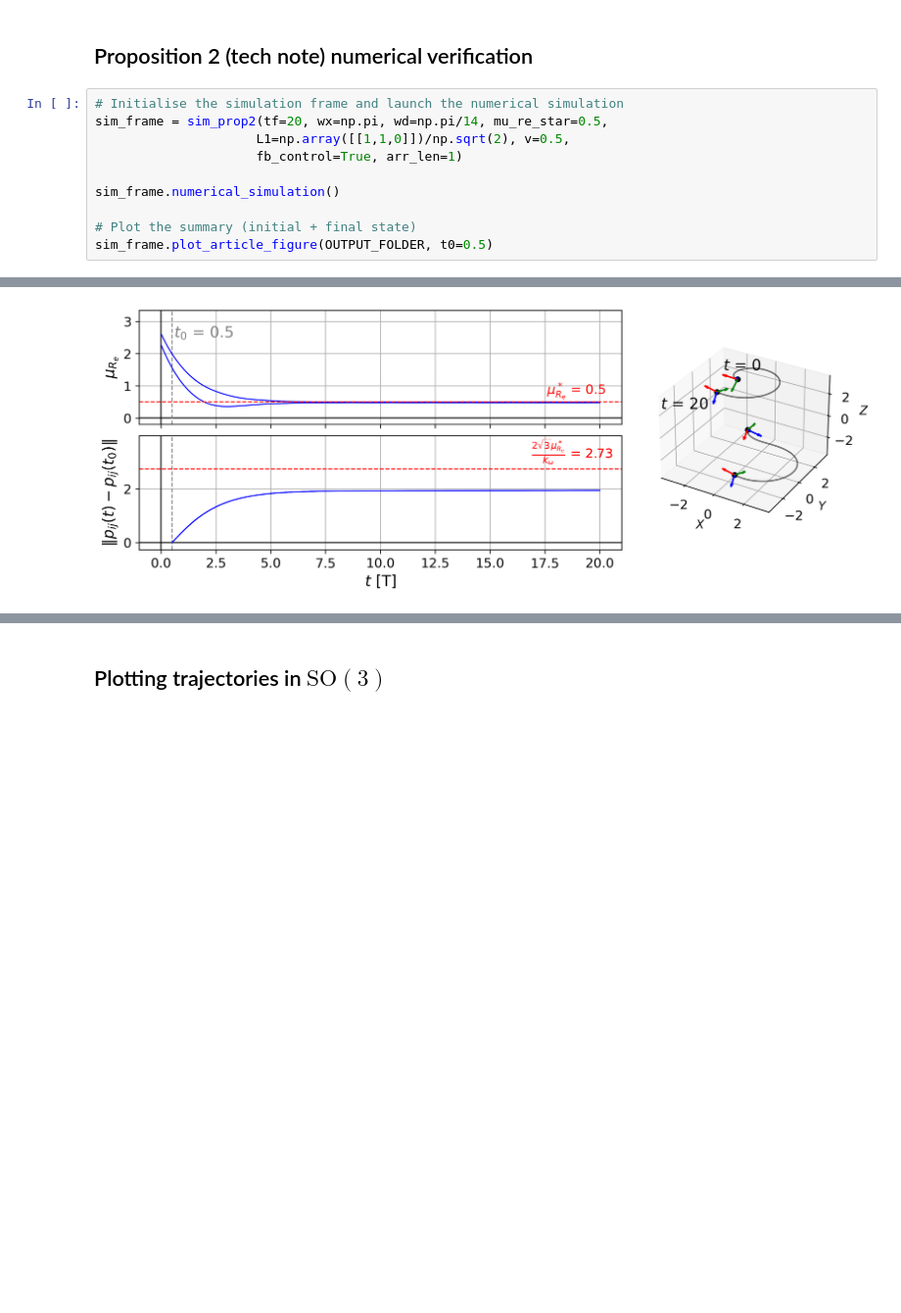
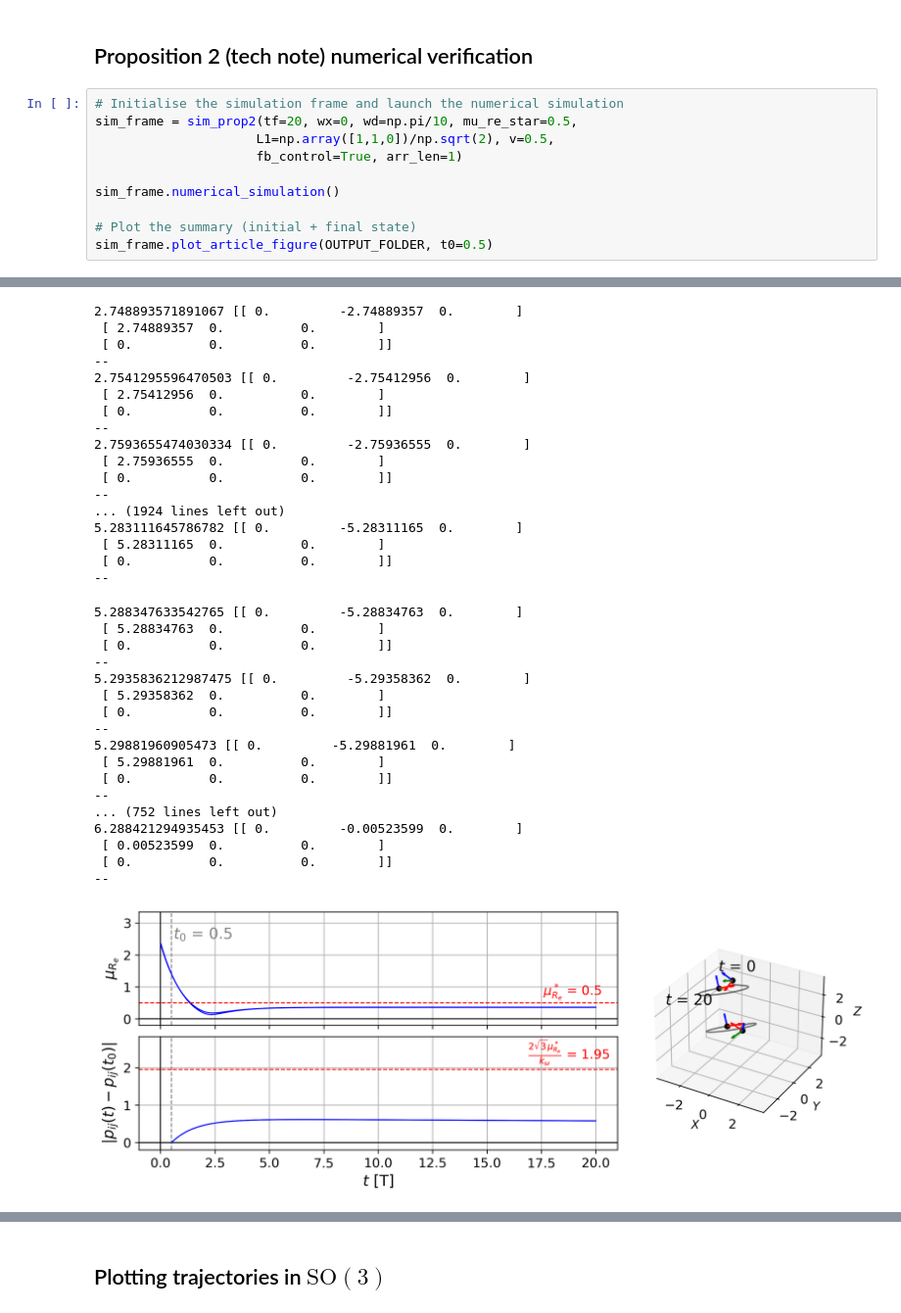
Before and after one commit to jesusBV20/source_seeking_3D, a Jupyter notebook: _simple_heading_control.ipynb, the cells around one changed output, grey strips where cells are left out. Shown at 98% size. Cells and saved outputs as stored; diff of their text form; blank space fills up the shorter version.

```diff
--- a/_simple_heading_control.ipynb
+++ b/_simple_heading_control.ipynb
@@ -165,8 +165,8 @@ Animation parameters:  {'fps': 15, 'tf': 20, 'frames': 299}
 ## Proposition 2 (tech note) numerical verification
 # %%
 # Initialise the simulation frame and launch the numerical simulation
-sim_frame = sim_prop2(tf=20, wx=np.pi, wd=np.pi/14, mu_re_star=0.5,
-                     L1=np.array([[1,1,0]])/np.sqrt(2), v=0.5,
+sim_frame = sim_prop2(tf=20, wx=0, wd=np.pi/10, mu_re_star=0.5,
+                     L1=np.array([1,1,0])/np.sqrt(2), v=0.5,
                      fb_control=True, arr_len=1)
 
 sim_frame.numerical_simulation()
@@ -177,3 +194,37 @@ sim_frame.plot_article_figure(OUTPUT_FOLDER, t0=0.5)
+2.748893571891067 [[ 0.         -2.74889357  0.        ]
+ [ 2.74889357  0.          0.        ]
+ [ 0.          0.          0.        ]]
+--
+2.7541295596470503 [[ 0.         -2.75412956  0.        ]
+ [ 2.75412956  0.          0.        ]
+ [ 0.          0.          0.        ]]
+--
+2.7593655474030334 [[ 0.         -2.75936555  0.        ]
+ [ 2.75936555  0.          0.        ]
+ [ 0.          0.          0.        ]]
+--
+... (1924 lines left out)
+5.283111645786782 [[ 0.         -5.28311165  0.        ]
+ [ 5.28311165  0.          0.        ]
+ [ 0.          0.          0.        ]]
+--
+5.288347633542765 [[ 0.         -5.28834763  0.        ]
+ [ 5.28834763  0.          0.        ]
+ [ 0.          0.          0.        ]]
+--
+5.2935836212987475 [[ 0.         -5.29358362  0.        ]
+ [ 5.29358362  0.          0.        ]
+ [ 0.          0.          0.        ]]
+--
+5.29881960905473 [[ 0.         -5.29881961  0.        ]
+ [ 5.29881961  0.          0.        ]
+ [ 0.          0.          0.        ]]
+--
+... (752 lines left out)
+6.288421294935453 [[ 0.         -0.00523599  0.        ]
+ [ 0.00523599  0.          0.        ]
+ [ 0.          0.          0.        ]]
+--
-[figure, old version]
+[figure, new version]
 # %%
 # Initialise the simulation frame and launch the numerical simulation
```
Also changed, not shown: parts of 3 cells of this notebook, 3 other files.
